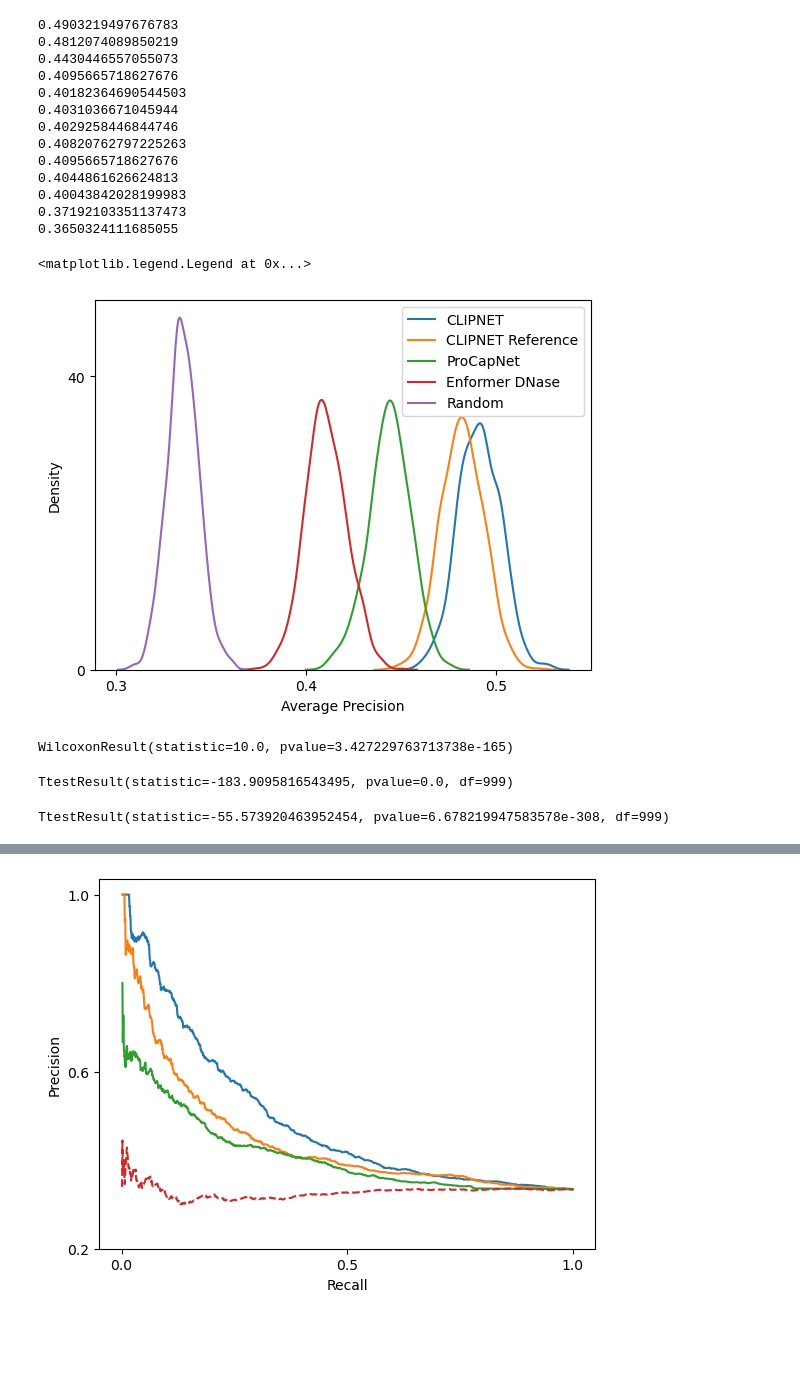
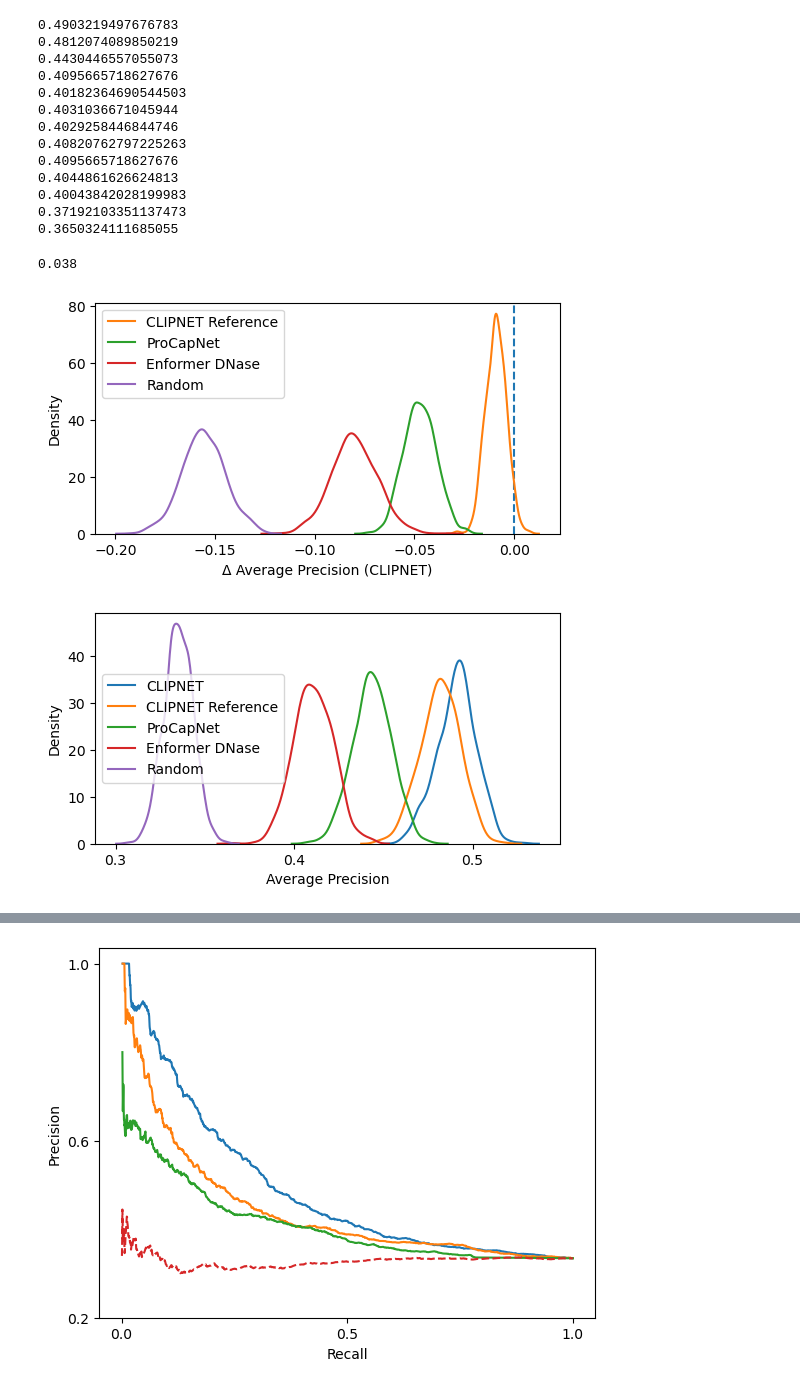
Before and after one commit to Danko-Lab/clipnet_k562, a Jupyter notebook: siraj_mpra/emvar_prediction_all_evals.ipynb, the cells around one changed output, grey strips where cells are left out. Drawn from its saved outputs; the diff is of its cells as text; code cells hidden in the pictures; blank space fills up the shorter version.

```diff
--- a/siraj_mpra/emvar_prediction_all_evals.ipynb
+++ b/siraj_mpra/emvar_prediction_all_evals.ipynb
@@ -137,32 +137,50 @@ for i in range(1000):
     procapnet_map_bootstrap.append(average_precision_score(emvar, procapnet))
     enformer_map_bootstrap.append(average_precision_score(emvar, enformer))
     random_map_bootstrap.append(average_precision_score(emvar, rng.rand(emvar.shape[0])))
+# %%
+bootstraps = pd.DataFrame(
+    {
+        "clipnet": clipnet_map_bootstrap,
+        "clipnet_reference": clipnet_reference_map_bootstrap,
+        "procapnet": procapnet_map_bootstrap,
+        "enformer": enformer_map_bootstrap,
+        "random": random_map_bootstrap,
+    }
+)
+bootstraps_delta = bootstraps.sub(bootstraps["clipnet"], axis=0)
+# %%
+(bootstraps_delta["clipnet_reference"] > 0).mean()
+# %% [output]
+0.038
+# %%
+fig = plt.figure(figsize=(6, 3))
+ax = fig.add_subplot(1, 1, 1)
+plt.axvline(x=0, color=colors[0], linestyle="--")
+sns.kdeplot(bootstraps_delta["clipnet_reference"], label="CLIPNET Reference", color=colors[1])
+sns.kdeplot(bootstraps_delta["procapnet"], label="ProCapNet", color=colors[2])
+sns.kdeplot(bootstraps_delta["enformer"], label="Enformer DNase", color=colors[3])
+sns.kdeplot(bootstraps_delta["random"], label="Random", color=colors[4])
+plt.xlabel("Δ Average Precision (CLIPNET)")
+plt.ylabel("Density")
+#plt.xticks([-0.25, -0.125, 0.0])
+#plt.yticks([0, 40])
+plt.legend()
+plt.savefig("img/emVar_average_precision_bootstrap.pdf")
+# %% [output]
+[figure, added]
 # %%
-sns.kdeplot(clipnet_map_bootstrap, label="CLIPNET", color=colors[0])
+fig = plt.figure(figsize=(6, 3))
+ax = fig.add_subplot(1, 1, 1)
+sns.kdeplot(bootstraps_delta["clipnet_map"], label="CLIPNET", color=colors[0])
 sns.kdeplot(clipnet_reference_map_bootstrap, label="CLIPNET Reference", color=colors[1])
 sns.kdeplot(procapnet_map_bootstrap, label="ProCapNet", color=colors[2])
 sns.kdeplot(enformer_map_bootstrap, label="Enformer DNase", color=colors[3])
 sns.kdeplot(random_map_bootstrap, label="Random", color=colors[4])
 plt.xlabel("Average Precision")
 plt.ylabel("Density")
 plt.xticks([0.3, 0.4, 0.5])
-plt.yticks([0, 40])
+#plt.yticks([0, 40])
 plt.legend()
-#plt.savefig("emVar_average_precision_bootstrap.pdf")
+plt.savefig("img/emVar_average_precision_bootstrap.pdf")
 # %% [output]
-<matplotlib.legend.Legend at 0x...>
-[figure, old version]
+[figure, new version]
-# %%
-#wilcoxon(procapnet_map_bootstrap, clipnet_map_bootstrap)
-#wilcoxon(enformer_map_bootstrap, clipnet_map_bootstrap)
-wilcoxon(procapnet_map_bootstrap, enformer_map_bootstrap)
-# %% [output]
-WilcoxonResult(statistic=10.0, pvalue=3.427229763713738e-165)
-# %%
-ttest_rel(procapnet_map_bootstrap, clipnet_map_bootstrap)
-# %% [output]
-TtestResult(statistic=-183.9095816543495, pvalue=0.0, df=999)
-# %%
-ttest_rel(clipnet_reference_map_bootstrap, clipnet_map_bootstrap)
-# %% [output]
-TtestResult(statistic=-55.573920463952454, pvalue=6.678219947583578e-308, df=999)
```
Also changed, not shown: parts of 5 cells of this notebook, 10 other files.
